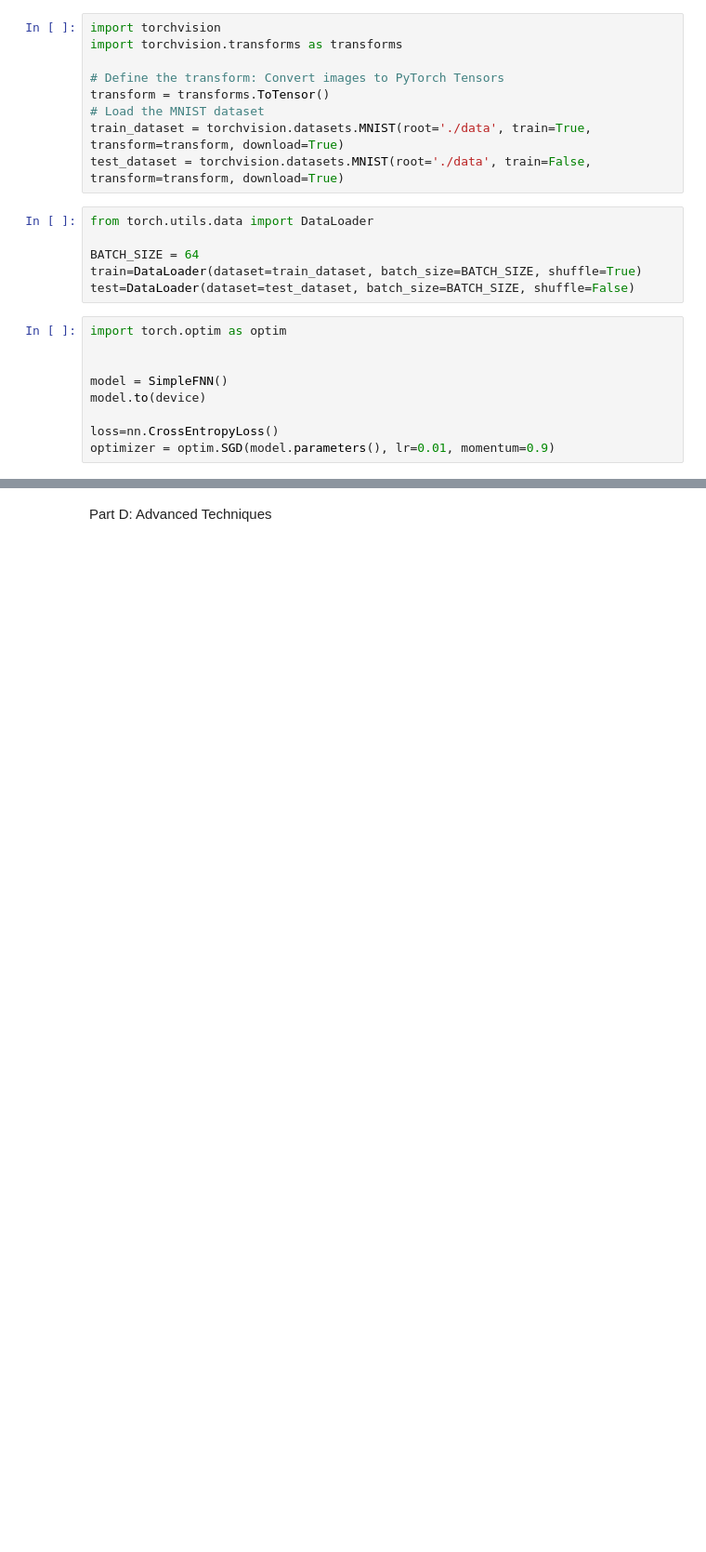
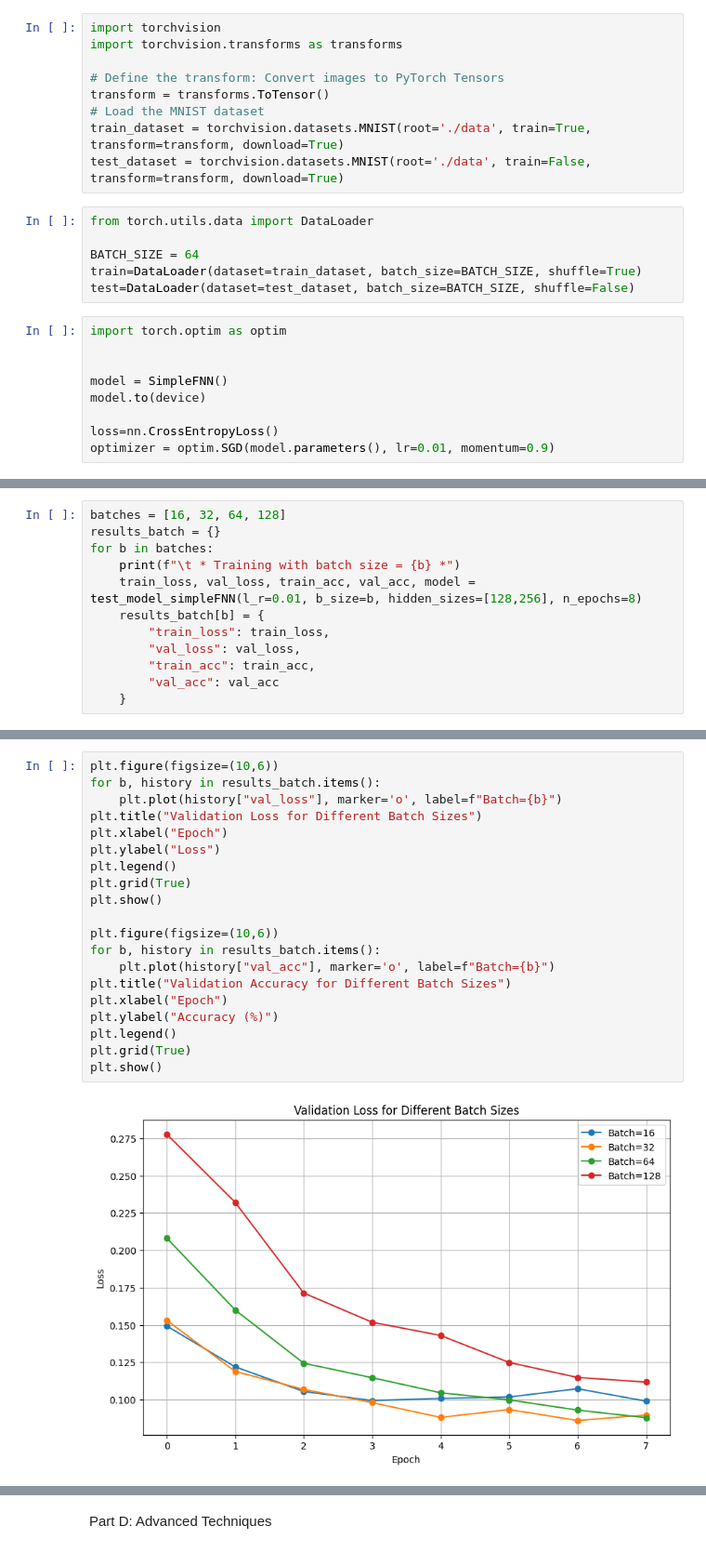
Before and after one commit to RoberRamzy/Linear-Models-Deep-Networks, a Jupyter notebook: classifier.ipynb, the cells around one changed output, grey strips where cells are left out. Shown at 93% size. Saved outputs shown, nothing was run; the diff lists cells and outputs as text; blank space fills up the shorter version.

```diff
--- a/classifier.ipynb
+++ b/classifier.ipynb
@@ -593,0 +782,12 @@ Part C: Comprehensive Analysis
+# %%
+batches = [16, 32, 64, 128]
+results_batch = {}
+for b in batches:
+    print(f"\t * Training with batch size = {b} *")
+    train_loss, val_loss, train_acc, val_acc, model = test_model_simpleFNN(l_r=0.01, b_size=b, hidden_sizes=[128,256], n_epochs=8)
+    results_batch[b] = {
+        "train_loss": train_loss,
+        "val_loss": val_loss,
+        "train_acc": train_acc,
+        "val_acc": val_acc
+    }
@@ -593,0 +812,22 @@ Part C: Comprehensive Analysis
+# %%
+plt.figure(figsize=(10,6))
+for b, history in results_batch.items():
+    plt.plot(history["val_loss"], marker='o', label=f"Batch={b}")
+plt.title("Validation Loss for Different Batch Sizes")
+plt.xlabel("Epoch")
+plt.ylabel("Loss")
+plt.legend()
+plt.grid(True)
+plt.show()
+
+plt.figure(figsize=(10,6))
+for b, history in results_batch.items():
+    plt.plot(history["val_acc"], marker='o', label=f"Batch={b}")
+plt.title("Validation Accuracy for Different Batch Sizes")
+plt.xlabel("Epoch")
+plt.ylabel("Accuracy (%)")
+plt.legend()
+plt.grid(True)
+plt.show()
+# %% [output]
+[figure, added]
```
Also changed, not shown: parts of 28 cells of this notebook.
